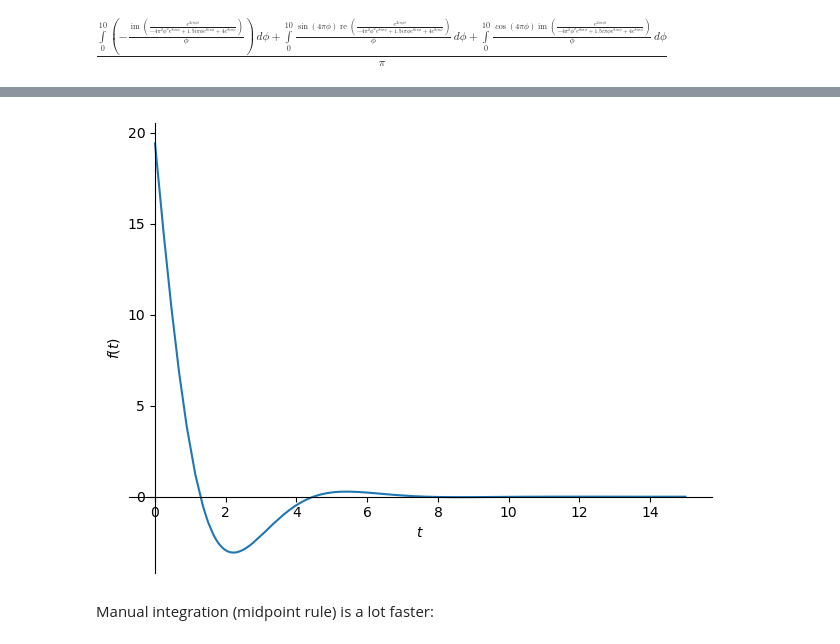
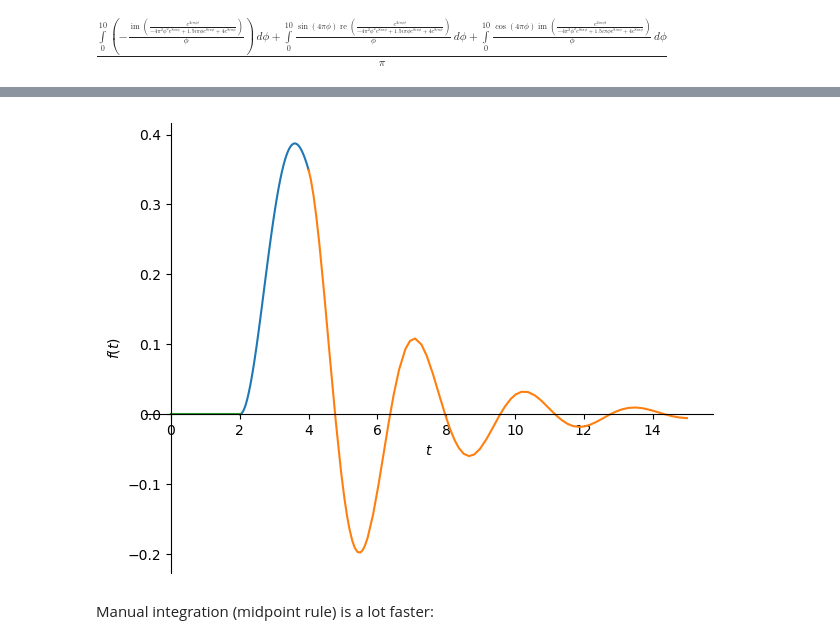
Before and after one commit to TeachBooks/sympy_mechanics, a Jupyter notebook: Examples_Dynamics_of_Structures/CIE_4140_Lecture_3_4_Python.ipynb, the cells around one changed output, grey strips where cells are left out. Drawn from its saved outputs; the diff is of its cells as text; code cells hidden in the pictures.

Commit message:
Added analytical solution

```diff
--- a/Examples_Dynamics_of_Structures/CIE_4140_Lecture_3_4_Python.ipynb
+++ b/Examples_Dynamics_of_Structures/CIE_4140_Lecture_3_4_Python.ipynb
@@ -161,13 +170,21 @@ Analytical solution can be found using the residue theorem: https://groups.googl
 # %%
-w_r = sp.sqrt(247)/16
-w_i = 3/4
-integral = sp.exp(-w_i*tau)*(w_i*sp.sin(w_r*tau)+w_r*sp.cos(w_r*t))
-solution_numeric_1 = 16 / sp.sqrt(247) * -1 / (w_r**2+w_i**2) * (integral.subs(tau,t-2)-integral.subs(tau,t-4))
-solution_numeric_2 = 16 / sp.sqrt(247) * -1 / (w_r**2+w_i**2) * (integral.subs(tau,t-2)-integral.subs(tau,0))
+w_r = sp.sqrt(247)/8
+w_i = 3/8
+w_abs = sp.sqrt(w_r**2+w_i**2)
+w_delta = sp.sqrt(247)/4
+theta = sp.atan(w_i/w_r)
+integral = sp.exp(-w_i*tau)/w_abs*(sp.cos(w_r*tau-theta))
+solution_numeric_1 = -2/ w_delta * (integral.subs(tau,t-2)-integral.subs(tau,0))
+solution_numeric_2 = -2/ w_delta * (integral.subs(tau,t-2)-integral.subs(tau,t-4))
 # %%
-sp.plot(solution_numeric_1,(t,0,15));
+p0 = sp.plotting.plot(solution_numeric_1, (t , 2 , 4),show=False)
+p1 = sp.plotting.plot(solution_numeric_2, (t , 4 , 15),show=False)
+p2 = sp.plotting.plot(0, (t , 0 , 2),show=False)
+p0.append(p1[0])
+p0.append(p2[0])
+p0.show()
 # %% [output]
-[figure, old version]
+[figure, new version]
 # %% [markdown]
 Manual integration (midpoint rule) is a lot faster:
 # %%
```
Also changed, not shown: parts of 1 cell of this notebook.
